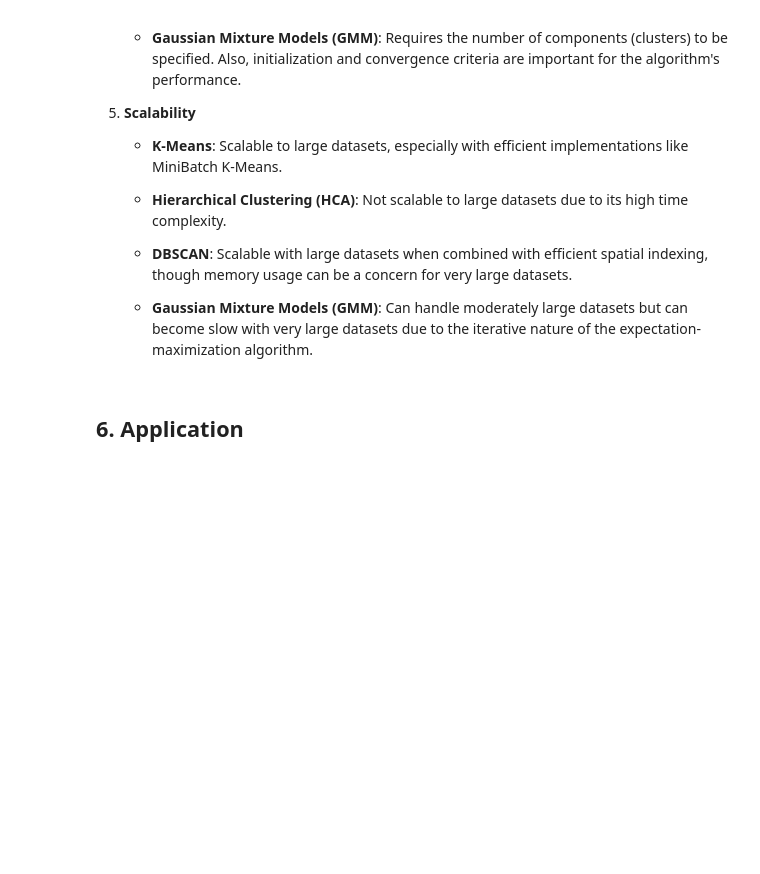
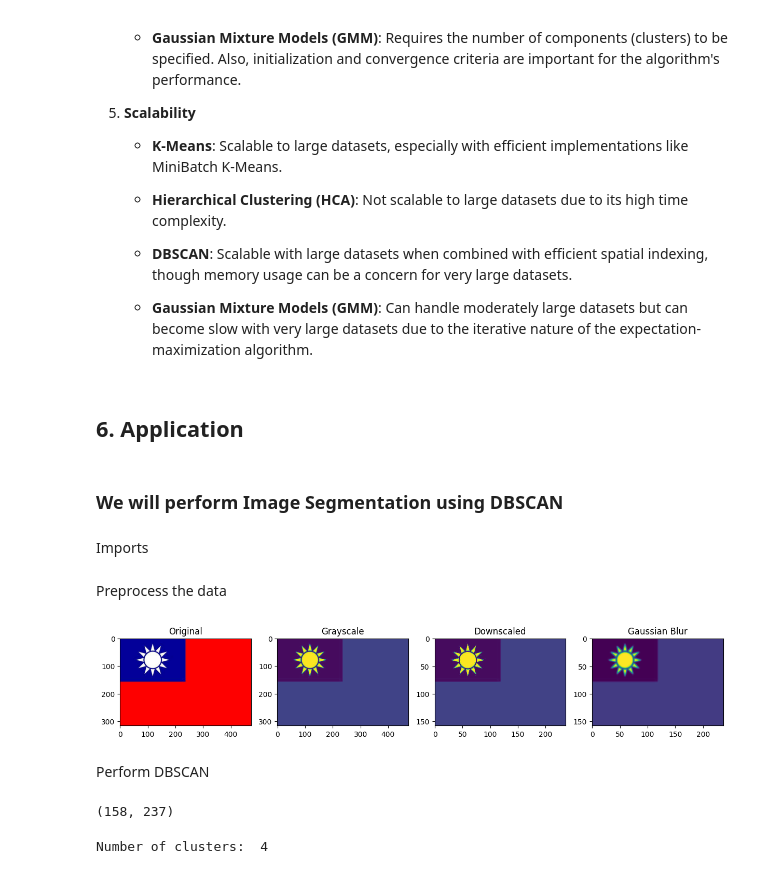
Before and after one commit to nicvlt/ml2-semester8, a Jupyter notebook: dbscan_course.ipynb, the cells around one changed output. Saved outputs shown, nothing was run; the diff lists cells and outputs as text; code cells hidden in the pictures; blank space fills up the shorter version.

Commit message:
Add Image Segmentation

```diff
--- a/dbscan_course.ipynb
+++ b/dbscan_course.ipynb
@@ -196,3 +196,7 @@ Let's compare DBSCAN, K-Means, Hierarchical Clustering (HCA), and Gaussian Mixtu
    - **Gaussian Mixture Models (GMM)**: Can handle moderately large datasets but can become slow with very large datasets due to the iterative nature of the expectation-maximization algorithm.
 # %% [markdown]
 ## 6. Application
+# %% [markdown]
+### We will perform Image Segmentation using DBSCAN
+# %% [markdown]
+Imports
@@ -198,0 +206,46 @@ Let's compare DBSCAN, K-Means, Hierarchical Clustering (HCA), and Gaussian Mixtu
+# %% [markdown]
+Preprocess the data
+# %%
+from skimage import io
+from skimage.color import rgb2gray
+from skimage.filters import gaussian
+
+def preprocess_img(img: np.ndarray) -> np.ndarray:
+    """Preprocess the image
+
+    Args:
+        img (np.ndarray): Image to preprocess
+
+    Returns:
+        np.ndarray: Preprocessed image
+    """
+    plt.figure(figsize=(15, 5))
+
+    plt.subplot(1, 4, 1)
+    plt.title("Original")
+    plt.imshow(img)
+
+    plt.subplot(1,4,2)
+    plt.title("Grayscale")
+    img = rgb2gray(img)
+    plt.imshow(img)
+
+    plt.subplot(1,4,3)
+    plt.title("Downscaled")
+    img = img[::2, ::2]
+    plt.imshow(img)
+
+    plt.subplot(1,4,4)
+    plt.title("Gaussian Blur")
+    img = gaussian(img, sigma=1)
+    plt.imshow(img)
+
+    return img
+# %%
+IMG_URL = "https://th.bing.com/th/id/OIP.CVZdzDidOF3xbidvRX0z7wHaE8?rs=1&pid=ImgDetMain"
+img = io.imread(IMG_URL)
+preprocessed_img = preprocess_img(img)
+# %% [output]
+[figure, added]
+# %% [markdown]
+Perform DBSCAN
@@ -198,0 +254,4 @@ Let's compare DBSCAN, K-Means, Hierarchical Clustering (HCA), and Gaussian Mixtu
+# %%
+preprocessed_img.shape
+# %% [output]
+(158, 237)
@@ -198,0 +260,6 @@ Let's compare DBSCAN, K-Means, Hierarchical Clustering (HCA), and Gaussian Mixtu
+# %%
+dbscan = DBSCAN(eps=0.025, min_samples=500)
+dbscan.fit(X)
+print("Number of clusters: ", len(set(dbscan.labels_)))
+# %% [output]
+Number of clusters:  4
```
Also changed, not shown: parts of 4 cells of this notebook.
